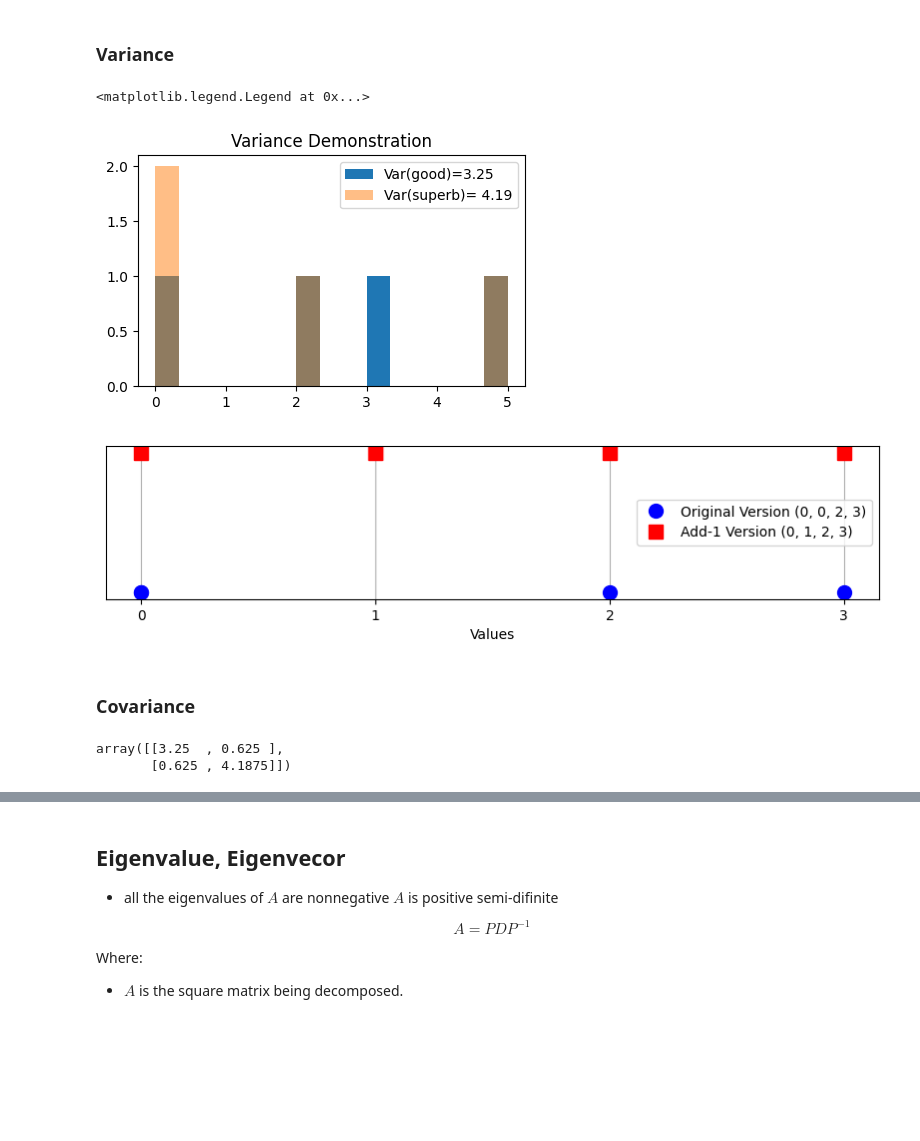
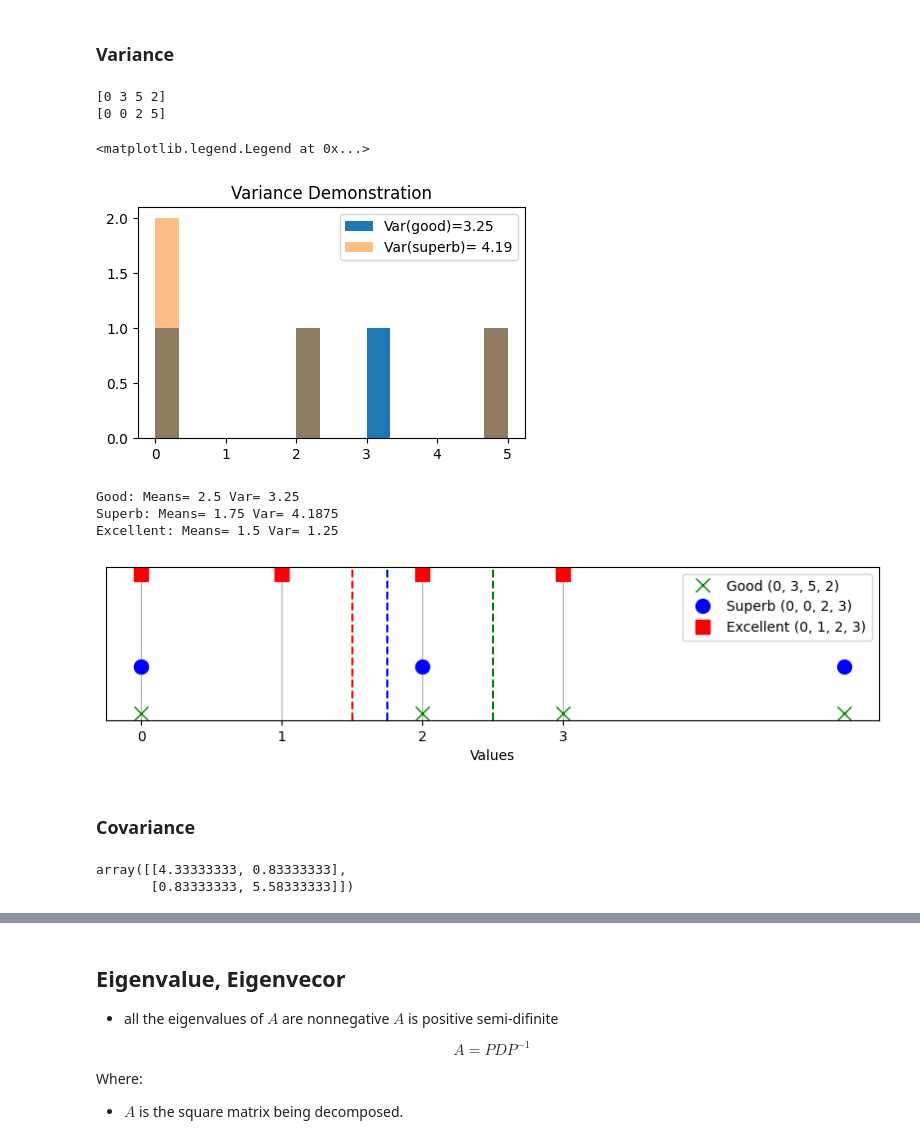
Before and after one commit to xinzhel/machine-learning-tutorials, a Jupyter notebook: 4-dim-reduct-pca.ipynb, the cells around one changed output, grey strips where cells are left out. Cells and saved outputs as stored; diff of their text form; code cells hidden in the pictures; blank space fills up the shorter version.

```diff
--- a/4-dim-reduct-pca.ipynb
+++ b/4-dim-reduct-pca.ipynb
@@ -41,58 +41,95 @@ data = np.array([
     [5,    2],  # D3: Positive
     [2,    5]   # D4: Highly positive
 ])
+#            # good                      superb
+#         [
+# # good       var(good)                covar(good, superb)
+# # superb     covar(good, superb)      var(superb)
+#          ]
 good = data[:,0]
 superb = data[:,1]
-
+print(good)
+print(superb)
 fig, ax = plt.subplots(figsize=(5, 3))
 ax.hist(good, bins=15, alpha=1, label=f'Var(good)={np.var(good):.2f}')
 ax.hist(superb, bins=15, alpha=0.5, label=f'Var(superb)= {np.var(superb):.2f}')
 ax.set_title('Variance Demonstration')
 ax.legend()
 # %% [output]
-<matplotlib.legend.Legend at 0x...>
+[0 3 5 2]
+[0 0 2 5]
+<matplotlib.legend.Legend at 0x...>
 [figure]
 # %%
 
 # Data points for the two versions
-original_version = [0, 0, 2, 3]
-add_1_version = [0, 1, 2, 3]
-
-# X-coordinates for plotting; same for both versions for comparison
-x_original = list(range(len(original_version)))
-x_add_1 = list(range(len(add_1_version)))
+good = [0, 3, 5, 2]
+superb = [0, 0, 2, 5]
+excellent = [0, 1, 2, 3]
+print('Good: Means=', np.mean(good), 'Var=', np.var(good))
+print('Superb: Means=', np.mean(superb), 'Var=', np.var(superb))
+print('Excellent: Means=', np.mean(excellent), 'Var=', np.var(excellent))
 
 # Adjusting the plot to prevent overlapping by offsetting the two versions on separate axes
 plt.figure(figsize=(10, 2))  # Adjusting figure size for clarity
 
 # Offsetting the two versions slightly on the y-axis to prevent overlapping
 y_offset = 0.1  # Offset amount
 
+# Plot for the good version as points, offset upwards
+plt.plot(good, [-2*y_offset]*len(good), 'x', label='Good (0, 3, 5, 2)', markersize=10, color='green')
+plt.axvline(np.mean(good), color='green', linestyle='--',)
+
 # Plot for the original version as points, offset downwards
-plt.plot(original_version, [-y_offset]*len(original_version), 'o', label='Original Version (0, 0, 2, 3)', markersize=10, color='blue')
+plt.plot(superb, [-y_offset]*len(superb), 'o', label='Superb (0, 0, 2, 3)', markersize=10, color='blue')
+plt.axvline(np.mean(superb), color='blue', linestyle='--', )
+
 
 # Plot for the add-1 version as points, offset upwards
-plt.plot(add_1_version, [y_offset]*len(add_1_version), 's', label='Add-1 Version (0, 1, 2, 3)', markersize=10, color='red')
+plt.plot(excellent, [y_offset]*len(excellent), 's', label='Excellent (0, 1, 2, 3)', markersize=10, color='red')
+plt.axvline(np.mean(excellent), color='red', linestyle='--', )
 
 # Removing y-axis and ticks as the focus is on the values' spread
 plt.yticks([])
 plt.xticks(range(4))  # Assuming the possible range of values for illustration
 plt.xlabel('Values')
 
 # Adding a legend to distinguish the versions
 plt.legend()
 
 # Show grid on the x-axis to indicate value positions
 plt.grid(True, axis='x')
 
 # Display the plot
 plt.show()
 # %% [output]
+Good: Means= 2.5 Var= 3.25
+Superb: Means= 1.75 Var= 4.1875
+Excellent: Means= 1.5 Var= 1.25
-[figure, old version]
+[figure, new version]
 # %% [markdown]
 ### Covariance
-# %%
-covar_matrix(data)
-# %% [output]
-array([[3.25  , 0.625 ],
-       [0.625 , 4.1875]])
+# %%
+good =  data[:,0]
+superb = data[:, 1]
+
+def covar(x, y):
+    x_mean = np.mean(x)
+    y_mean = np.mean(y)
+
+    return np.sum((x-x_mean) * (y-y_mean)) / (len(x)-1)
+
+def covar_matrix(data):
+    n = data.shape[1]
+    covar_matrix = np.zeros((n, n))
+
+    for i in range(n):
+        for j in range(n):
+            covar_matrix[i, j] = covar(data[:, i], data[:, j])
+
+    return covar_matrix
+
+covar_matrix(data)
+# %% [output]
+array([[4.33333333, 0.83333333],
+       [0.83333333, 5.58333333]])
```
Also changed, not shown: parts of 5 cells of this notebook, 2 other files.
